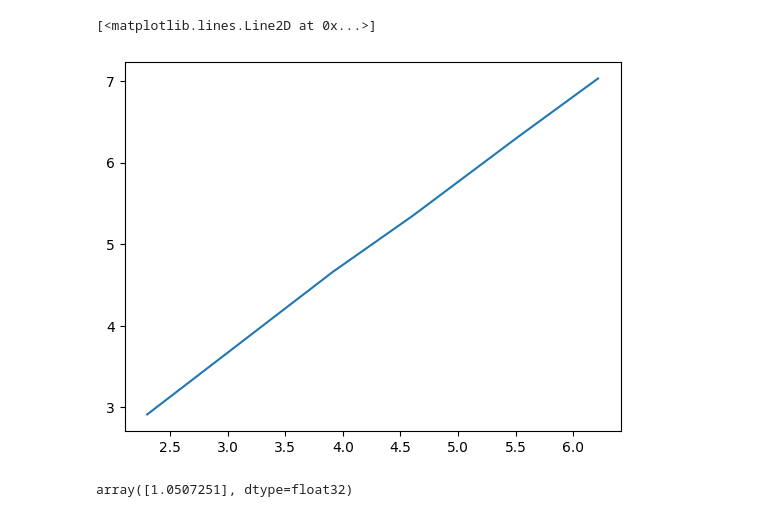
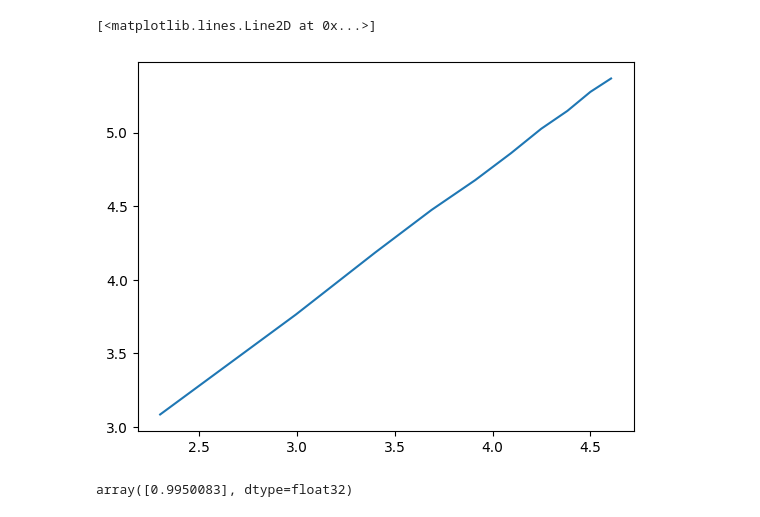
Before and after one commit to ylefay/bayesianSDEsolver, a Jupyter notebook: scripts/Untitled.ipynb, the cells around one changed output. Drawn from its saved outputs; the diff is of its cells as text; code cells hidden in the pictures.

```diff
--- a/scripts/Untitled.ipynb
+++ b/scripts/Untitled.ipynb
@@ -3,16 +3,26 @@ import jax.numpy as jnp
 import matplotlib.pyplot as plt
 from sklearn.linear_model import LinearRegression
 # %%
-NS = jnp.array([500,250, 100, 90,80,70,60,50,40,30,20,10])
+deltas = jnp.array(
+    [1 / 100, 1 / 90, 1 / 80, 1 / 70, 1 / 60, 1 / 50, 1 / 40, 1 / 30, 1 / 20, 1 / 10])  #
+Ndeltas = jnp.ceil(1 / deltas)
+Mdeltas = jnp.ones((len(deltas),))
+Mdeltas = jnp.ceil(1 / jnp.sqrt(deltas))
+Mdeltas = jnp.ones((len(deltas),)) * 1_000
+fineDeltas = Mdeltas
 prefix = "IBM"
 folder = "./"
-for N in NS:
-    paths_1 = jnp.load(f'{folder}/{prefix}_pathwise_sols_{N}.0.npy')
-    paths_2 = jnp.load(f'{folder}/{prefix}_pathwise_sols2_{N}.0.npy')
+for delta, n in zip(deltas, range(len(Ndeltas))):
+    N = Ndeltas[n]
+    M = Mdeltas[n]
+    fine = fineDeltas[n]
+    paths_1 = jnp.load(f'{folder}/{prefix}_pathwise_sols_{N}_{M}')
+    paths_2 = jnp.load(f'{folder}/{prefix}_pathwise_sols2_{N}_{fine}')
     N += 1
     assert N == len(paths_1[0]) == len(paths_2[0])
     ts = jnp.linspace(0, 1, N)
     ranged = range(N)
-    plt.plot(ts, -jnp.log(jnp.mean(jnp.linalg.norm(paths_1-paths_2, axis=-1),axis=0))/jnp.log(N-1),label=f'N={N-1}')
+    plt.plot(ts, -jnp.log(jnp.mean(jnp.linalg.norm(paths_1 - paths_2, axis=-1), axis=0)) / jnp.log(N - 1),
+             label=f'N={N - 1}')
 plt.legend()
 # %% [output]
@@ -21,20 +31,22 @@ FileNotFoundError: [Errno 2] No such file or directory: './/IBM_pathwise_sols_90
 # %%
-errs = []
-for N in NS:
-    paths_1 = jnp.load(f'{folder}/{prefix}_pathwise_sols_{N}.0.npy')
-    paths_2 = jnp.load(f'{folder}/{prefix}_pathwise_sols2_{N}.0.npy')
+errors = []
+for delta, n in zip(deltas, range(len(Ndeltas))):
+    N = Ndeltas[n]
+    M = Mdeltas[n]
+    fine = fineDeltas[n]
+    paths_1 = jnp.load(f'{folder}/{prefix}_pathwise_sols_{N}_{M}')
+    paths_2 = jnp.load(f'{folder}/{prefix}_pathwise_sols2_{N}_{fine}')
     N += 1
-    ts = jnp.linspace(0, 1, N)
-    ranged = range(N)
-    error = jnp.mean(jnp.linalg.norm(paths_1[:, -1]-paths_2[:, -1], axis=-1), axis=0)
-    errs.append(error)
-errs = jnp.array(errs)
-plt.plot(jnp.log(NS), -jnp.log(errs))
+    assert N == len(paths_1[0]) == len(paths_2[0])
+    error = jnp.mean(jnp.linalg.norm(paths_1[:, -1] - paths_2[:, -1], axis=-1), axis=0)
+    errors.append(error)
+errors = jnp.array(errors)
+plt.plot(jnp.log(Ndeltas), -jnp.log(errors))
 # %% [output]
 [<matplotlib.lines.Line2D at 0x...>]
-[figure, old version]
+[figure, new version]
 # %%
-linear_regressor = LinearRegression().fit(jnp.log(NS).reshape(-1, 1), -jnp.log(errs))
+linear_regressor = LinearRegression().fit(jnp.log(Ndeltas).reshape(-1, 1), -jnp.log(errors))
 linear_regressor.coef_
 # %% [output]
-array([1.0507251], dtype=float32)
+array([0.9950083], dtype=float32)
```
Also changed, not shown: parts of 7 cells of this notebook, 3 other files.
